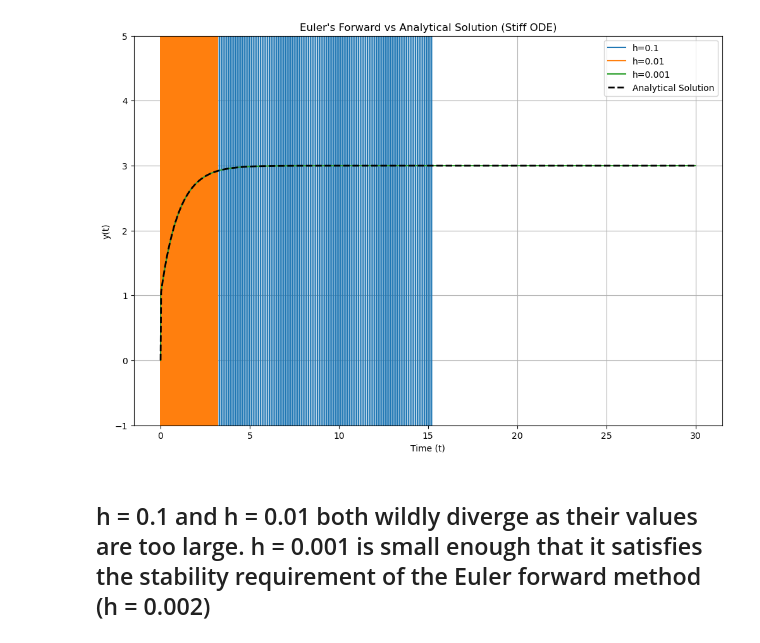
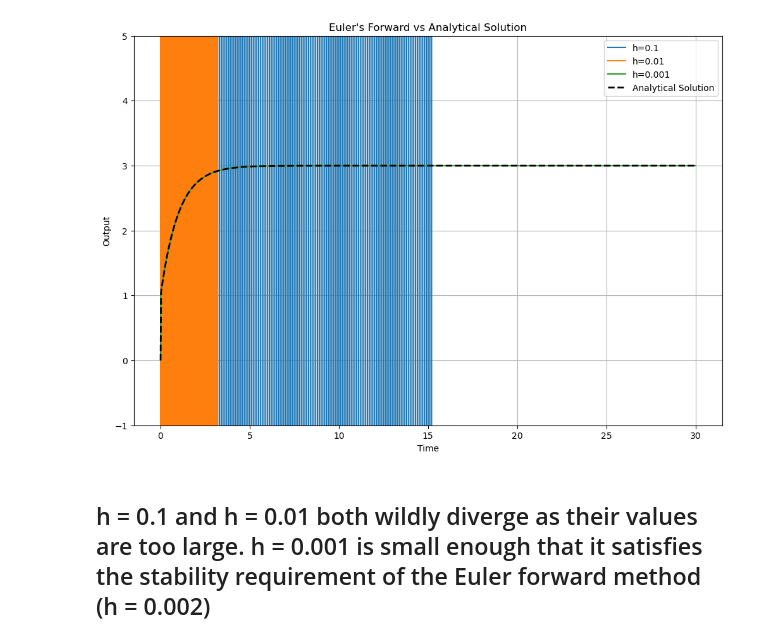
Before and after one commit to nvandalism/coe311k, a Jupyter notebook: classwork/dmg4399-CH19.ipynb, the cells around one changed output. Saved outputs shown, nothing was run; the diff lists cells and outputs as text; code cells hidden in the pictures.

```diff
--- a/classwork/dmg4399-CH19.ipynb
+++ b/classwork/dmg4399-CH19.ipynb
@@ -1,36 +1,36 @@
 # %%
 import numpy as np
 import matplotlib.pyplot as plt
 
 def f(t, y):
     return -1000 * y + 3000 - 2000 * np.exp(-t)
 def analytical(t):
     return 3 - 0.998 * np.exp(-1000 * t) - 2.002 * np.exp(-t)
 
 ti = 0
 tf = 30
 y0 = 0
 h_values = np.array([0.1, 0.01, 0.001])
 plt.figure(figsize=(12, 8))
 
 for h in h_values:
     t = np.arange(ti, tf + h, h)
     y = np.zeros(len(t))
     y[0] = y0
     for i in range(len(t) - 1):
         y[i+1] = y[i] + h * f(t[i], y[i])
     plt.plot(t, y, label=f'h={h}')
 
 exactTime = np.linspace(ti, tf, 1000)
 plt.plot(exactTime, analytical(exactTime), 'k--', linewidth=2, label='Analytical Solution')
 plt.ylim(-1, 5)
-plt.title("Euler's Forward vs Analytical Solution (Stiff ODE)")
-plt.xlabel("Time (t)")
-plt.ylabel("y(t)")
+plt.title("Euler's Forward vs Analytical Solution")
+plt.xlabel("Time")
+plt.ylabel("Output")
 plt.legend()
 plt.grid(True)
 plt.show()
 # %% [output]
-[figure, old version]
+[figure, new version]
 # %% [markdown]
 ## h = 0.1 and h = 0.01 both wildly diverge as their values are too large. h = 0.001 is small enough that it satisfies the stability requirement of the Euler forward method (h = 0.002)
```
Also changed, not shown: 1 other file.
